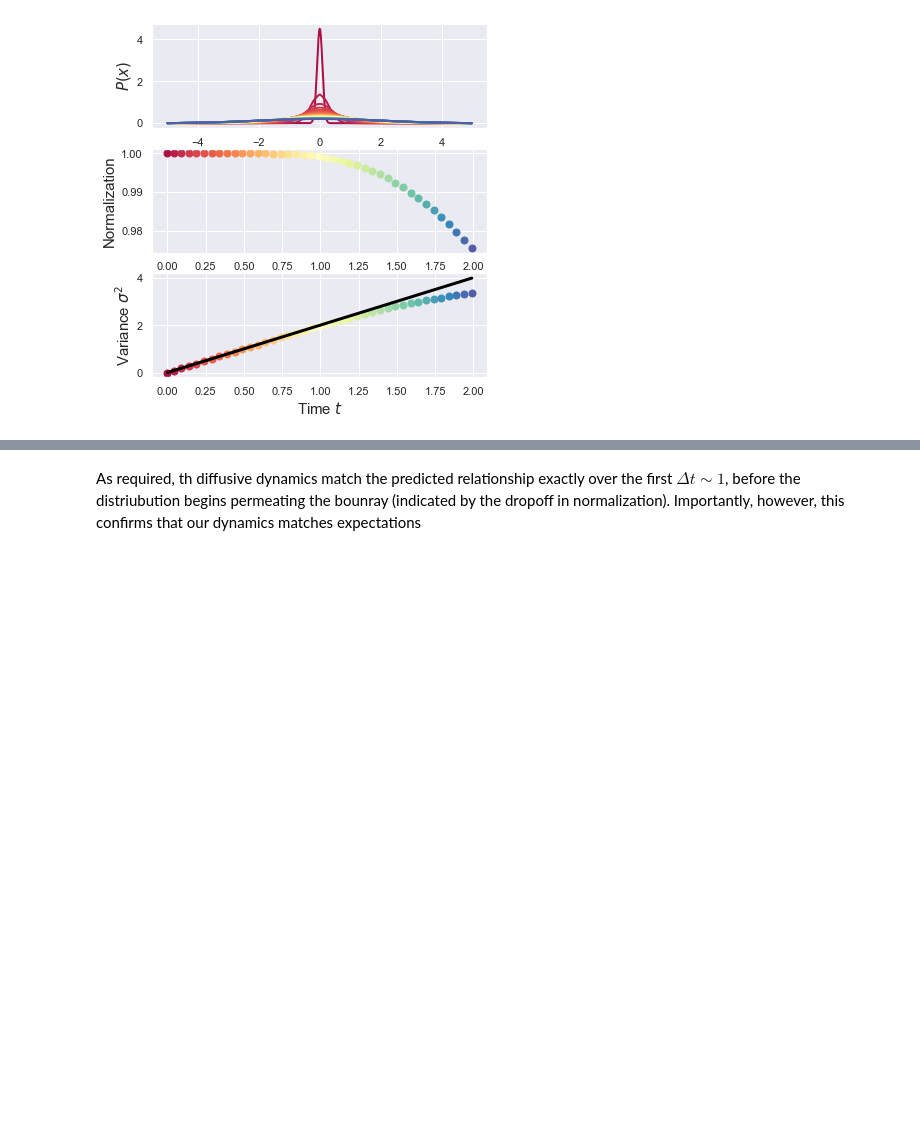
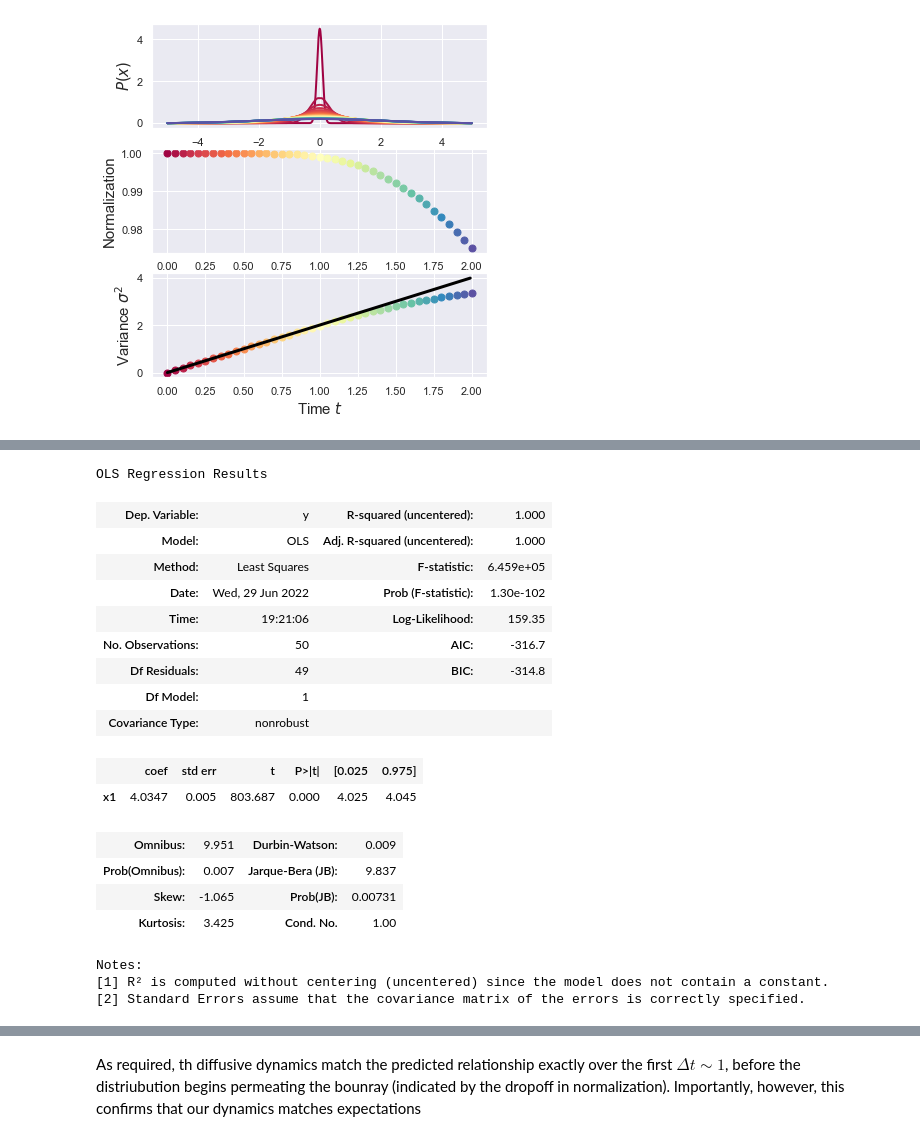
Before and after one commit to StevenJLarge/FokkerPlanck, a Jupyter notebook: notebooks/02-slarge-diffusion.ipynb, the cells around one changed output, grey strips where cells are left out. Drawn from its saved outputs; the diff is of its cells as text; code cells hidden in the pictures; blank space fills up the shorter version.

```diff
--- a/notebooks/02-slarge-diffusion.ipynb
+++ b/notebooks/02-slarge-diffusion.ipynb
@@ -282,0 +380,22 @@ Text(0, 0.5, '$P(x)$')
+# %%
+result_2.summary()
+# %% [output]
+OLS Regression Results
+| Dep. Variable: | y | R-squared (uncentered): | 1.000 |
+| Model: | OLS | Adj. R-squared (uncentered): | 1.000 |
+| Method: | Least Squares | F-statistic: | 6.459e+05 |
+| Date: | Wed, 29 Jun 2022 | Prob (F-statistic): | 1.30e-102 |
+| Time: | 19:21:06 | Log-Likelihood: | 159.35 |
+| No. Observations: | 50 | AIC: | -316.7 |
+| Df Residuals: | 49 | BIC: | -314.8 |
+| Df Model: | 1 |  |  |
+| Covariance Type: | nonrobust |  |  |
+|  | coef | std err | t | P>|t| | [0.025 | 0.975] |
+| x1 | 4.0347 | 0.005 | 803.687 | 0.000 | 4.025 | 4.045 |
+| Omnibus: | 9.951 | Durbin-Watson: | 0.009 |
+| Prob(Omnibus): | 0.007 | Jarque-Bera (JB): | 9.837 |
+| Skew: | -1.065 | Prob(JB): | 0.00731 |
+| Kurtosis: | 3.425 | Cond. No. | 1.00 |
+Notes:
+[1] R² is computed without centering (uncentered) since the model does not contain a constant.
+[2] Standard Errors assume that the covariance matrix of the errors is correctly specified.
```
Also changed, not shown: parts of 8 cells of this notebook, 5 other files.
